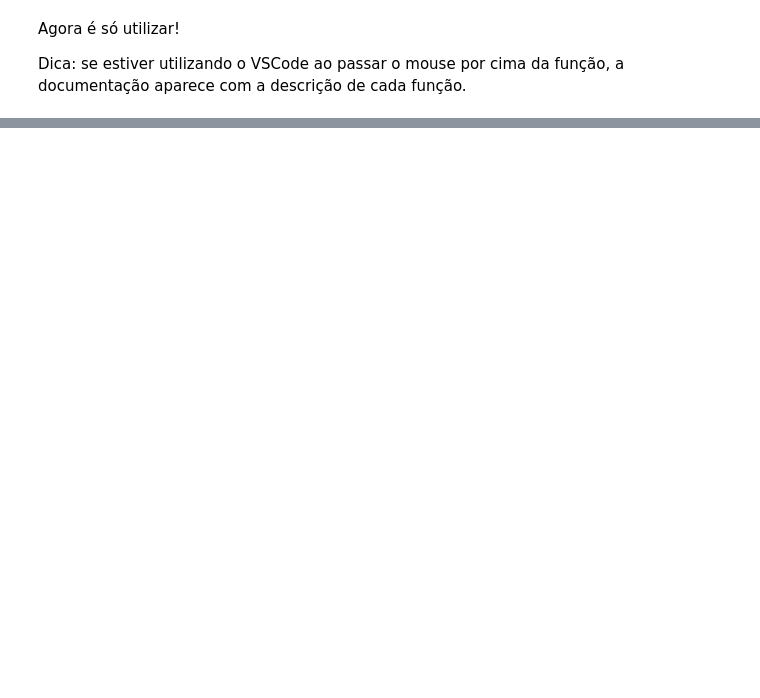
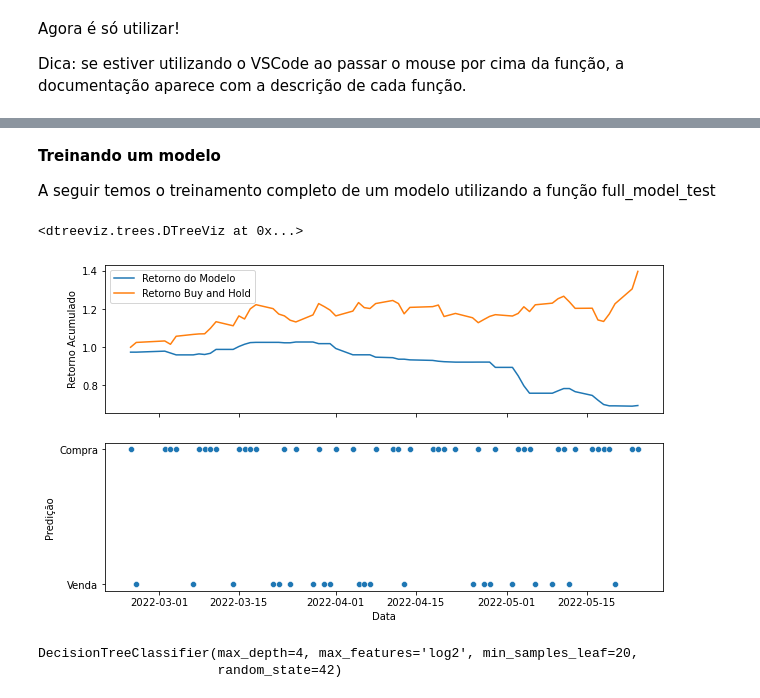
Before and after one commit to vsuguimoto/aurum, a Jupyter notebook: notebooks/VS00-Introduction.ipynb, the cells around one changed output, grey strips where cells are left out. Cells and saved outputs as stored; diff of their text form; code cells hidden in the pictures; blank space fills up the shorter version.

Commit message:
update model test example

```diff
--- a/notebooks/VS00-Introduction.ipynb
+++ b/notebooks/VS00-Introduction.ipynb
@@ -58,0 +57,11 @@ data.head()
+# %% [markdown]
+**Treinando um modelo**
+
+A seguir temos o treinamento completo de um modelo utilizando a função full_model_test
+# %%
+aurum.model_training.full_model_test('PETZ3.SA')
+# %% [output]
+<dtreeviz.trees.DTreeViz at 0x...>
+[figure, added]
+DecisionTreeClassifier(max_depth=4, max_features='log2', min_samples_leaf=20,
+                       random_state=42)
```
Also changed, not shown: parts of 3 cells of this notebook.
